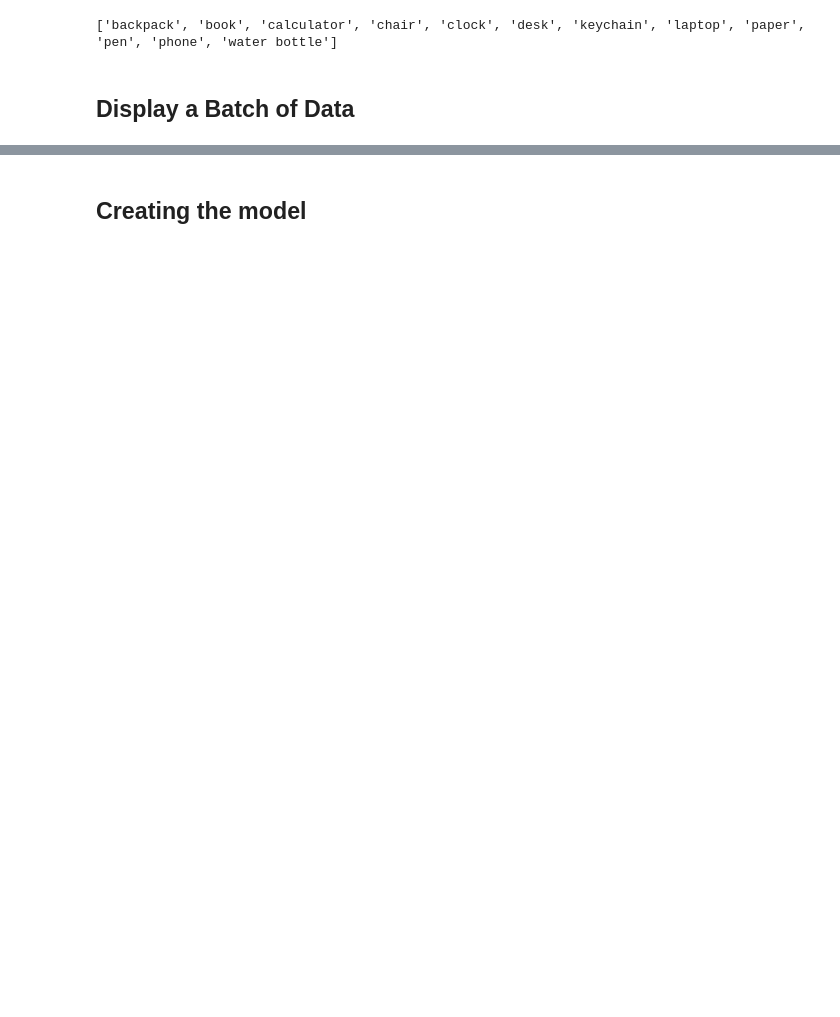
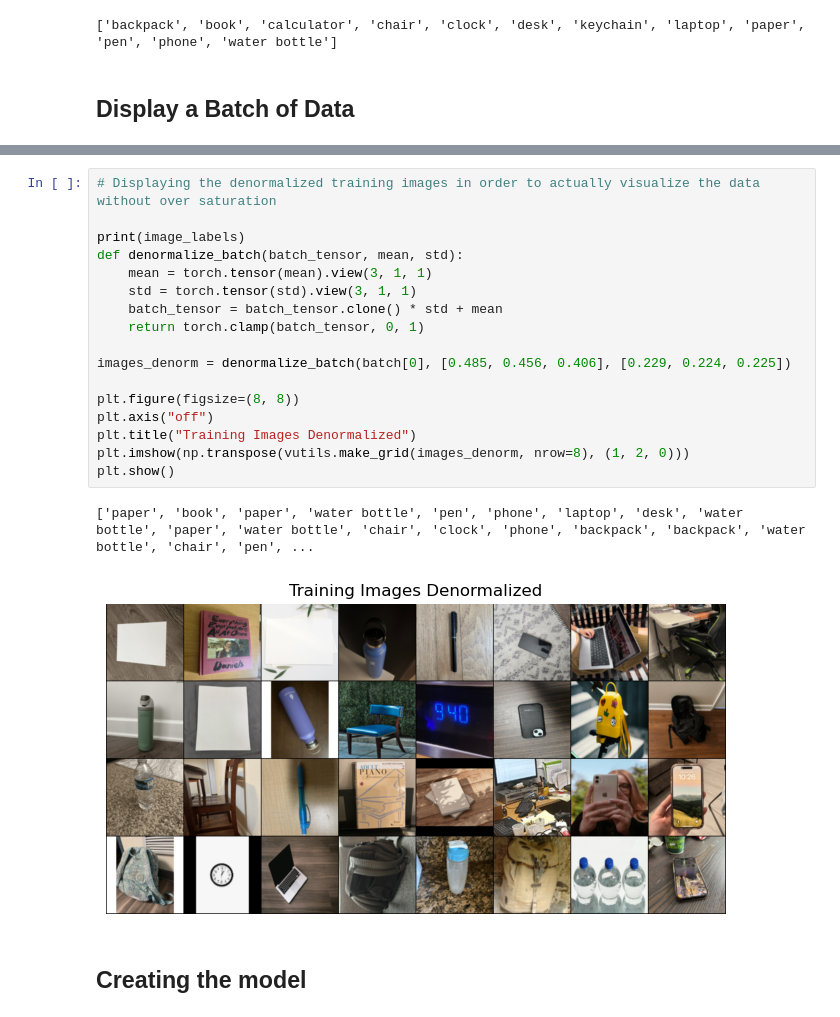
Before and after one commit to jacobgale21/finalCAIProject, a Jupyter notebook: project.ipynb, the cells around one changed output, grey strips where cells are left out. Cells and saved outputs as stored; diff of their text form; blank space fills up the shorter version.

```diff
--- a/project.ipynb
+++ b/project.ipynb
@@ -79,2 +89,22 @@ plt.imshow(np.transpose(vutils.make_grid( batch[0]),(1,2,0)))
+# %%
+# Displaying the denormalized training images in order to actually visualize the data without over saturation
+
+print(image_labels)
+def denormalize_batch(batch_tensor, mean, std):
+    mean = torch.tensor(mean).view(3, 1, 1)
+    std = torch.tensor(std).view(3, 1, 1)
+    batch_tensor = batch_tensor.clone() * std + mean
+    return torch.clamp(batch_tensor, 0, 1)
+
+images_denorm = denormalize_batch(batch[0], [0.485, 0.456, 0.406], [0.229, 0.224, 0.225])
+
+plt.figure(figsize=(8, 8))
+plt.axis("off")
+plt.title("Training Images Denormalized")
+plt.imshow(np.transpose(vutils.make_grid(images_denorm, nrow=8), (1, 2, 0)))
+plt.show()
+# %% [output]
+['paper', 'book', 'paper', 'water bottle', 'pen', 'phone', 'laptop', 'desk', 'water bottle', 'paper', 'water bottle', 'chair', 'clock', 'phone', 'backpack', 'backpack', 'water bottle', 'chair', 'pen', ...
+[figure, added]
 # %% [markdown]
 ## Creating the model
```
Also changed, not shown: parts of 7 cells of this notebook.
